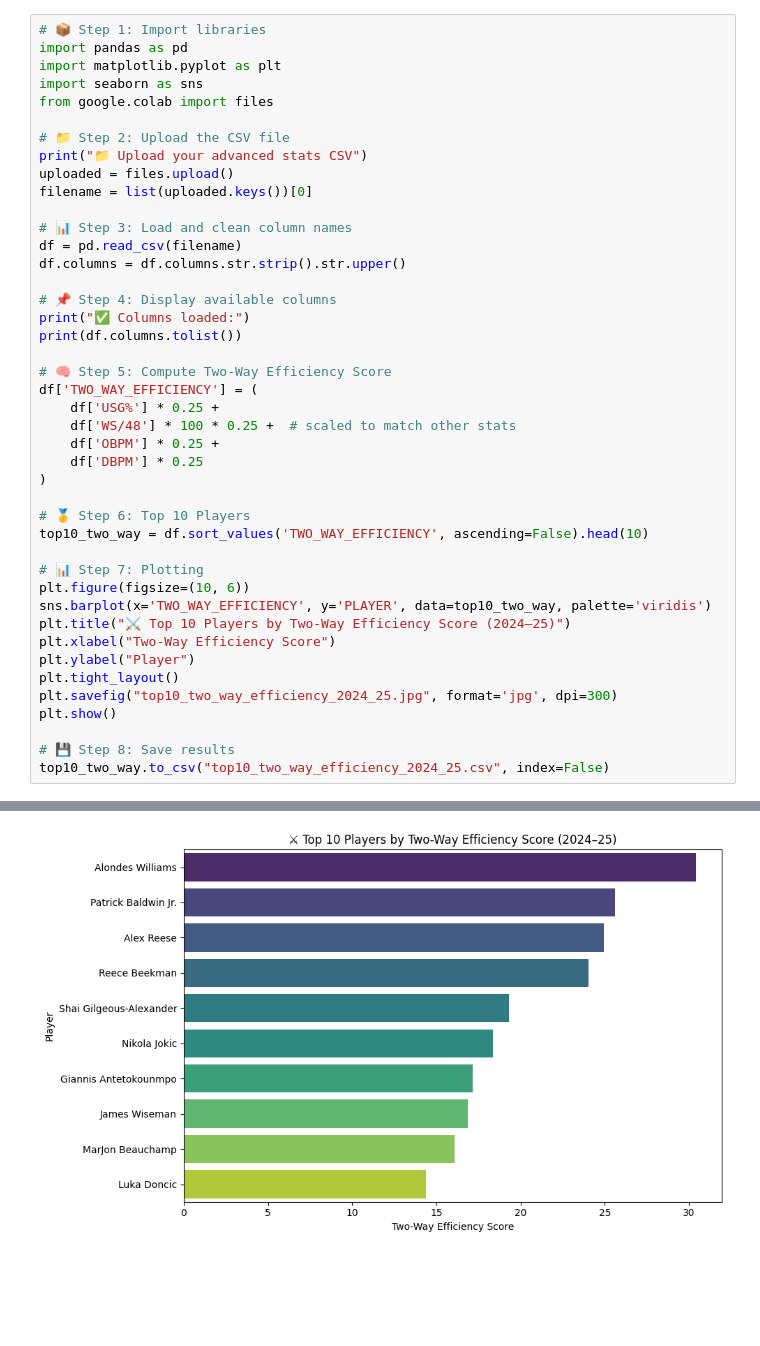
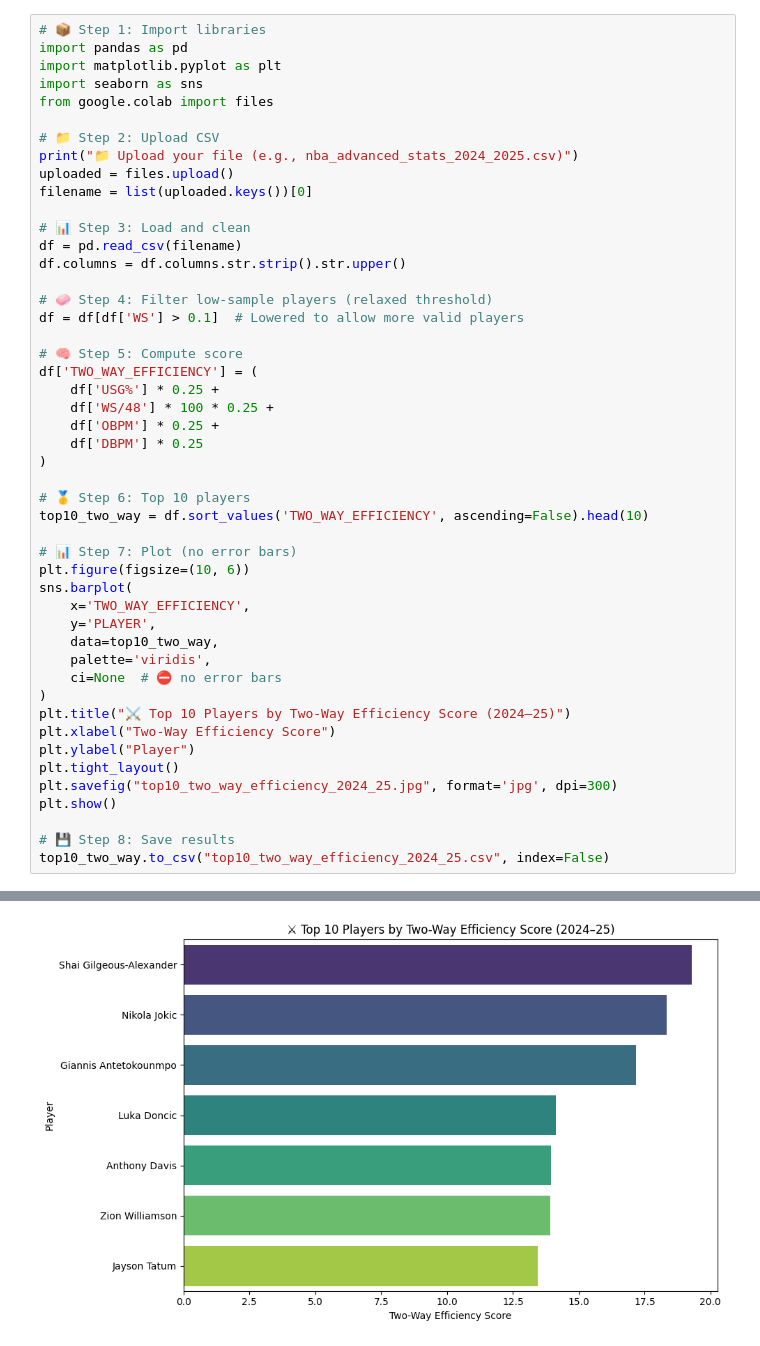
Before and after one commit to ronhq/Statline, a Jupyter notebook: notebooks/top10_two_way_efficiency_2024_25.ipynb, the cells around one changed output, grey strips where cells are left out. Cells and saved outputs as stored; diff of their text form; blank space fills up the shorter version.

Commit message:
fix criteria and visualization

```diff
--- a/notebooks/top10_two_way_efficiency_2024_25.ipynb
+++ b/notebooks/top10_two_way_efficiency_2024_25.ipynb
@@ -5,33 +5,38 @@ import matplotlib.pyplot as plt
 import seaborn as sns
 from google.colab import files
 
-# 📁 Step 2: Upload the CSV file
-print("📁 Upload your advanced stats CSV")
+# 📁 Step 2: Upload CSV
+print("📁 Upload your file (e.g., nba_advanced_stats_2024_2025.csv)")
 uploaded = files.upload()
 filename = list(uploaded.keys())[0]
 
-# 📊 Step 3: Load and clean column names
+# 📊 Step 3: Load and clean
 df = pd.read_csv(filename)
 df.columns = df.columns.str.strip().str.upper()
 
-# 📌 Step 4: Display available columns
-print("✅ Columns loaded:")
-print(df.columns.tolist())
+# 🧼 Step 4: Filter low-sample players (relaxed threshold)
+df = df[df['WS'] > 0.1]  # Lowered to allow more valid players
 
-# 🧠 Step 5: Compute Two-Way Efficiency Score
+# 🧠 Step 5: Compute score
 df['TWO_WAY_EFFICIENCY'] = (
     df['USG%'] * 0.25 +
-    df['WS/48'] * 100 * 0.25 +  # scaled to match other stats
+    df['WS/48'] * 100 * 0.25 +
     df['OBPM'] * 0.25 +
     df['DBPM'] * 0.25
 )
 
-# 🥇 Step 6: Top 10 Players
+# 🥇 Step 6: Top 10 players
 top10_two_way = df.sort_values('TWO_WAY_EFFICIENCY', ascending=False).head(10)
 
-# 📊 Step 7: Plotting
+# 📊 Step 7: Plot (no error bars)
 plt.figure(figsize=(10, 6))
-sns.barplot(x='TWO_WAY_EFFICIENCY', y='PLAYER', data=top10_two_way, palette='viridis')
+sns.barplot(
+    x='TWO_WAY_EFFICIENCY',
+    y='PLAYER',
+    data=top10_two_way,
+    palette='viridis',
+    ci=None  # ⛔ no error bars
+)
 plt.title("⚔️ Top 10 Players by Two-Way Efficiency Score (2024–25)")
 plt.xlabel("Two-Way Efficiency Score")
 plt.ylabel("Player")
@@ -53 +60 @@ Passing `palette` without assigning `hue` is deprecated and will be removed in v
-[figure, old version]
+[figure, new version]
```
Also changed, not shown: parts of 1 cell of this notebook.
